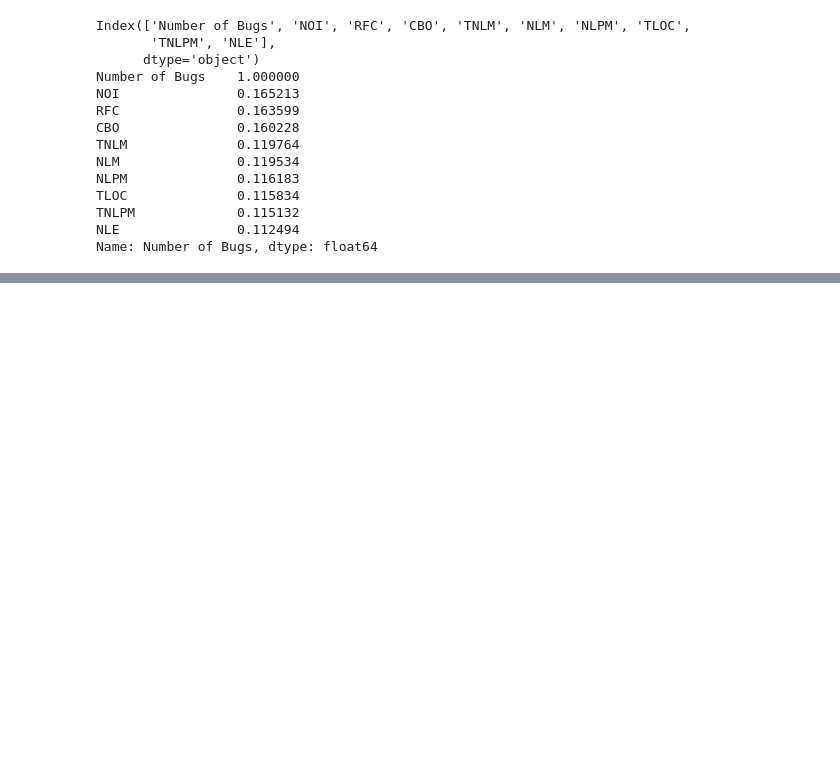
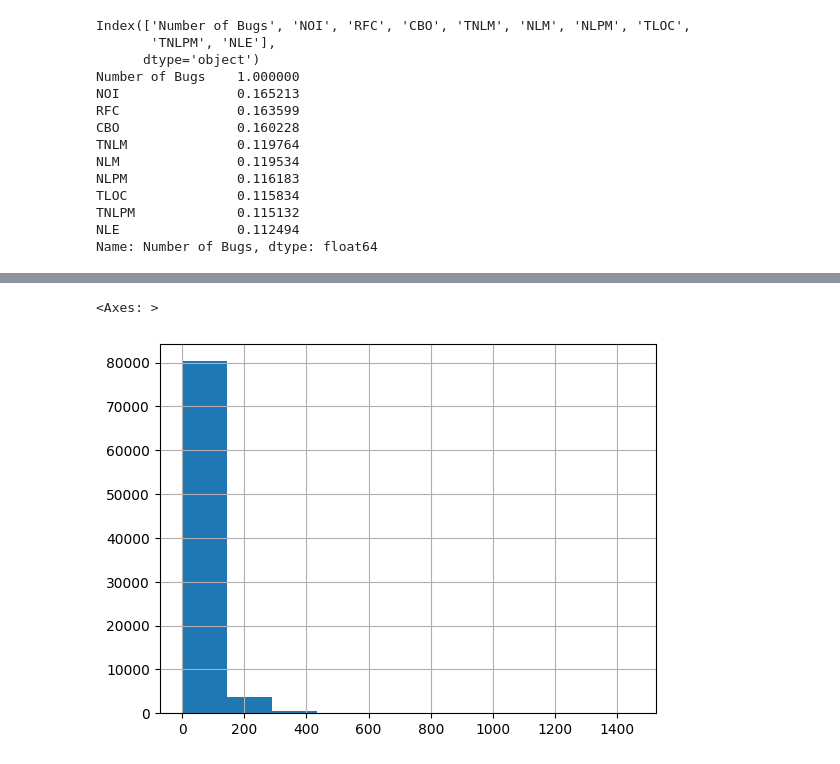
Before and after one commit to hr-vasquez/bug-detection, a Jupyter notebook: data_exploration.ipynb.ipynb, the cells around one changed output, grey strips where cells are left out. Cells and saved outputs as stored; diff of their text form; code cells hidden in the pictures; blank space fills up the shorter version.

```diff
--- a/data_exploration.ipynb.ipynb
+++ b/data_exploration.ipynb.ipynb
@@ -304,0 +403,5 @@ Name: Number of Bugs, dtype: float64
+# %%
+df2['RFC'].hist() # Response set For Class
+# %% [output]
+<Axes: >
+[figure, added]
```
Also changed, not shown: parts of 31 cells of this notebook, 27 other files.
